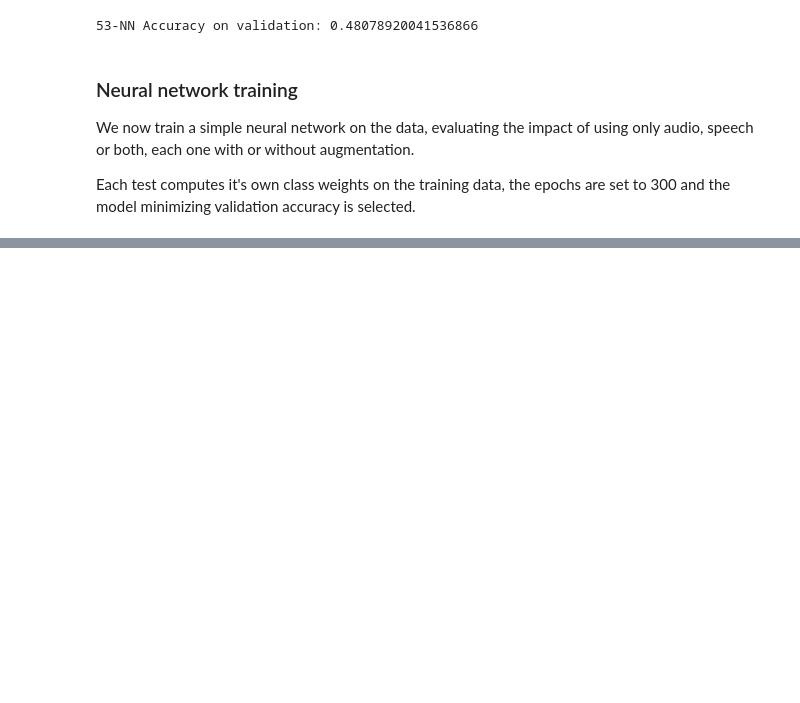
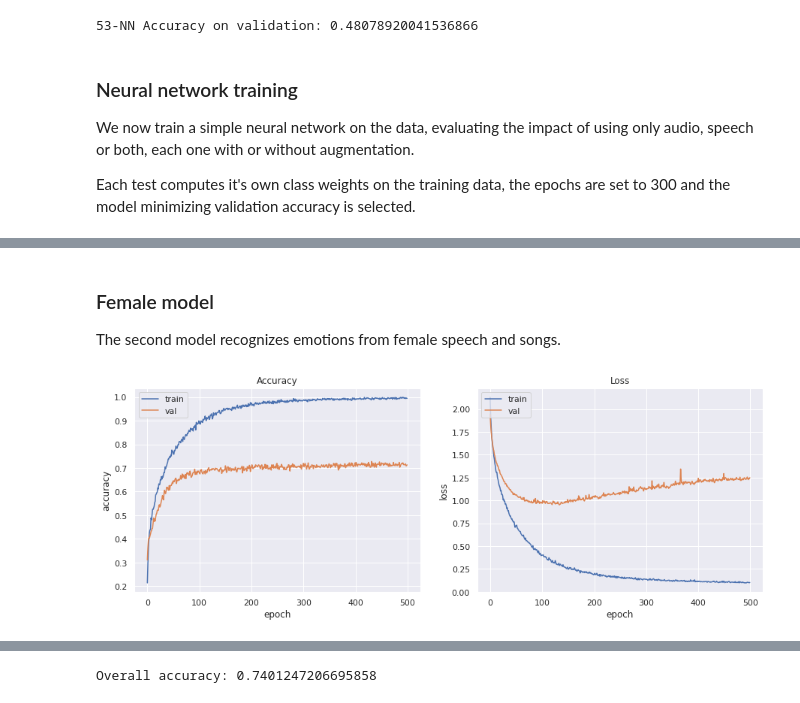
Before and after one commit to tomfran/ravdess-ser, a Jupyter notebook: notebook.ipynb, the cells around one changed output, grey strips where cells are left out. Saved outputs shown, nothing was run; the diff lists cells and outputs as text; code cells hidden in the pictures; blank space fills up the shorter version.

```diff
--- a/notebook.ipynb
+++ b/notebook.ipynb
@@ -162,0 +218,7 @@ Augmentation seems pointless for song or speech classification, but it gives a s
+# %% [markdown]
+### Female model
+The second model recognizes emotions from female speech and songs.
+# %%
+female_model, _ = train_nn((X_train_f, y_train_f), (X_val_f, y_val_f), (X_test_f, y_test_f), build_nn, epochs=500, verbose=0)
+# %% [output]
+[figure, added]
@@ -162,0 +226,5 @@ Augmentation seems pointless for song or speech classification, but it gives a s
+# %%
+a = (0.7637130618095398 * len(y_test_m) + 0.7172130942344666 * len(y_test_f))/(len(y_test_m) + len(y_test_f))
+print(f"Overall accuracy: {a}")
+# %% [output]
+Overall accuracy: 0.7401247206695858
```
Also changed, not shown: parts of 11 cells of this notebook, 4 other files.
